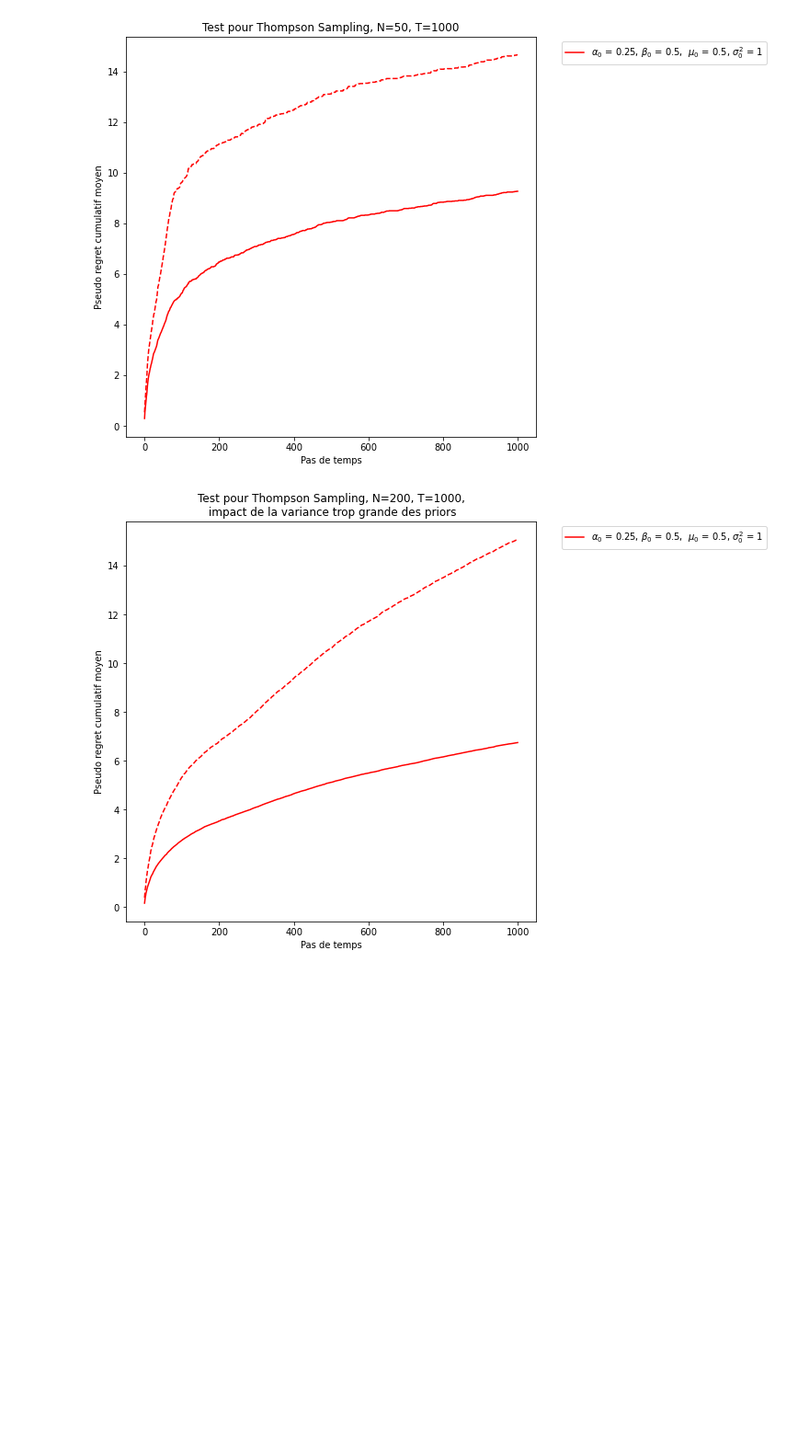
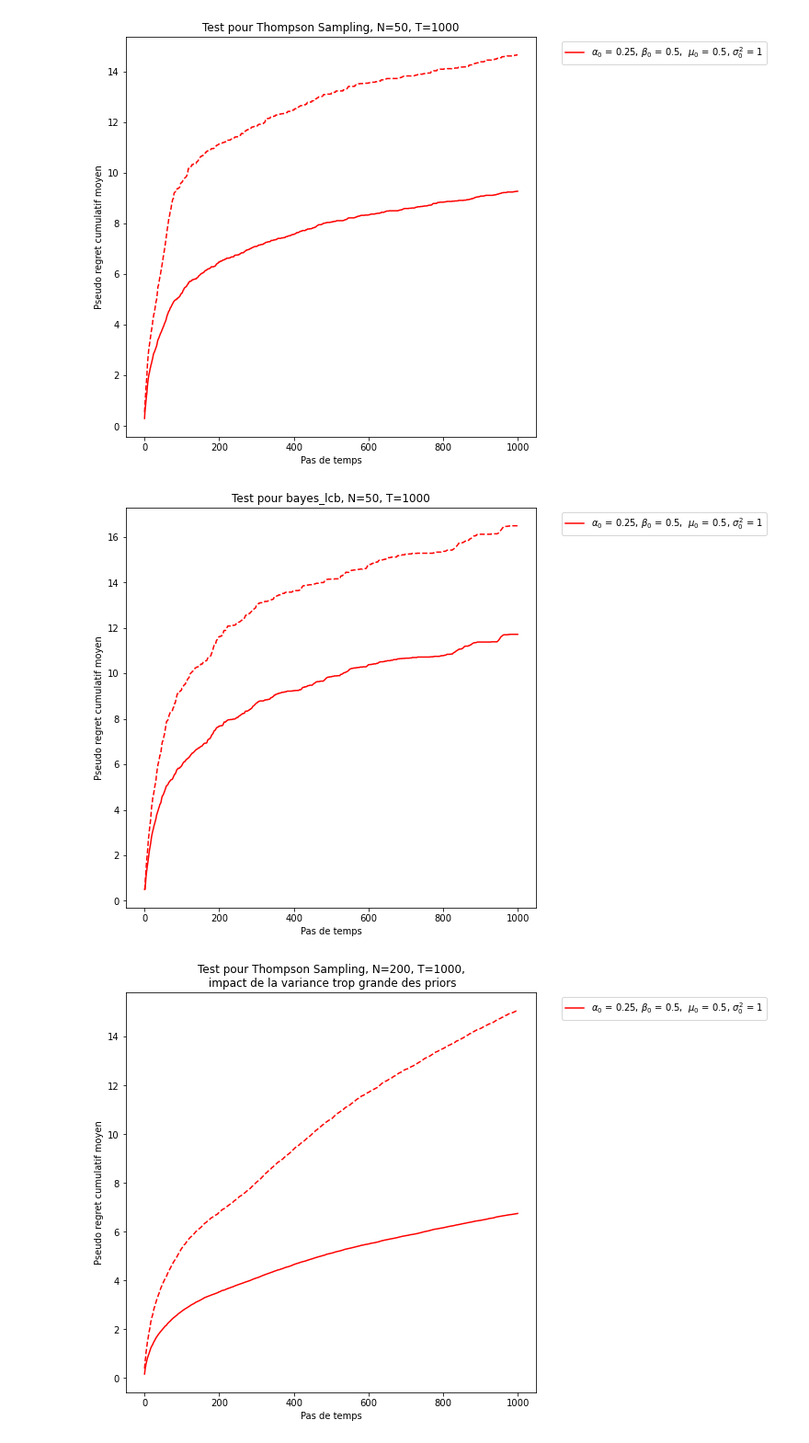
Before and after one commit to vincentmasse/IFT-7201, a Jupyter notebook: Projet/Pareto_nouveau_setting.ipynb, the cells around one changed output. Shown at 92% size. Cells and saved outputs as stored; diff of their text form; code cells hidden in the pictures; blank space fills up the shorter version.

```diff
--- a/Projet/Pareto_nouveau_setting.ipynb
+++ b/Projet/Pareto_nouveau_setting.ipynb
@@ -226,6 +237,7 @@ for i in range(T+1):
 ... (89 outputs left out)
 # %%
-def graphiques(x_m, k, moyennes_priors, variances_priors, T, titre, regret_method='location'):
+#Fonctions pour faire des graphiques
+def graphiques(x_m, k, moyennes_priors, variances_priors, T, titre, regret_method='location',algo='pareto',c=5):
     ''' Cette fonction crée le graphique permettant de comparer le pseudo regret cumulatif de l'algorithme Thompson Sampling
     sur des bras à distribution de Pareto selon les moyennes et variances des distributions gamma des priors.
     Entrées:
@@ -254,7 +266,15 @@ def graphiques(x_m, k, moyennes_priors, variances_priors, T, titre, regret_metho
         for j in range(N):
 
             banditest = ParetoBandit(x_m[j,],k[j,],seed=j, regret_method=regret_method)
-            ts_pareto(banditest, T, alpha=alpha[i], beta=beta[i], seed=j, regret_method=regret_method)
+            if algo=='pareto':
+                ts_pareto(banditest, T, alpha=alpha[i], beta=beta[i], seed=j, regret_method=regret_method)
+            elif algo=='bayes_lcb':
+                bayes_lcb(banditest, T, alpha=alpha[i], beta=beta[i], c=c, seed=j)
+            elif algo=='two'
+
+            else:
+                print("L'option algo n'est pas valide")
+
             cum_regrets[i].append(banditest.get_cumulative_regret())
 
         cum_regrets_moy = np.apply_along_axis(np.mean, 0, cum_regrets[i])
@@ -291,6 +351,22 @@ titre='Test pour Thompson Sampling, N={}, T={}'.format(N,T)
 graphiques(L, k, moyennes, variances, T, titre, regret_method='scale')
 # %% [output]
 [figure]
+# %%
+generation=np.random.RandomState(10)
+
+N, T = 50 ,1000
+
+k=np.array([[1,0.5],]*N)
+L=np.array([[1,1],]*N)
+
+moyennes = np.array([0.5])
+variances = np.array([1])
+
+titre='Test pour bayes_lcb, N={}, T={}'.format(N,T)
+
+graphiques(L, k, moyennes, variances, T, titre, regret_method='scale', algo='bayes_lcb',c=1)
+# %% [output]
+[figure, added]
 # %%
 # On génère ici N instances de bandits à deux bras à distribution de Poissons avec les moyennes choisient
 # uniformément dans l'intervalle[0,10]
```
Also changed, not shown: parts of 6 cells of this notebook.
